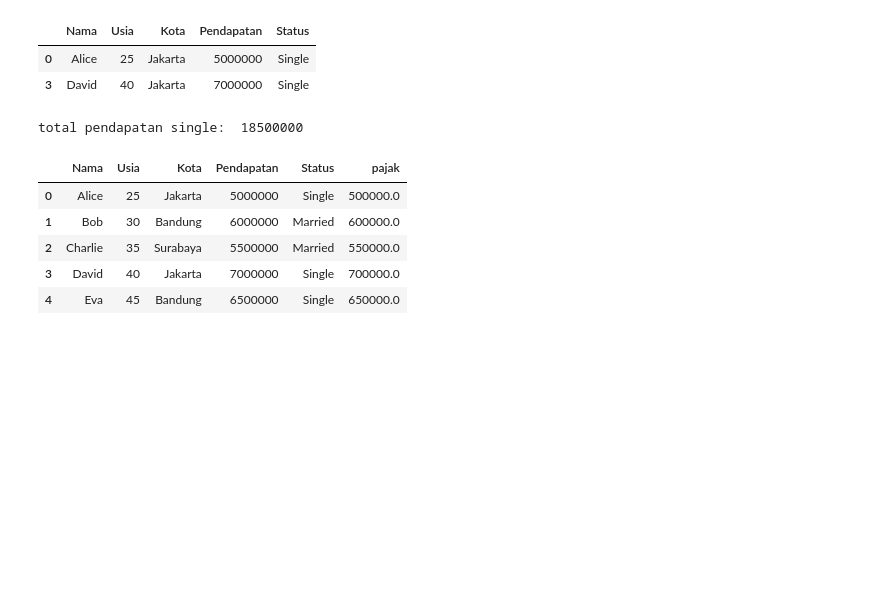
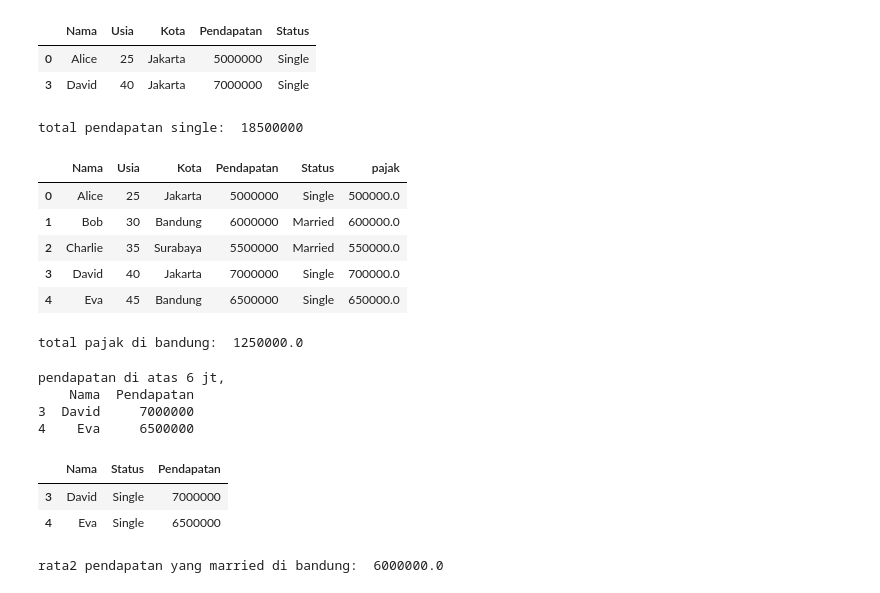
Before and after one commit to ihyaulumuddin044/pandas, a Jupyter notebook: pandas_and_python_for_data_analyst.ipynb, the cells around one changed output. Drawn from its saved outputs; the diff is of its cells as text; code cells hidden in the pictures; blank space fills up the shorter version.

```diff
--- a/pandas_and_python_for_data_analyst.ipynb
+++ b/pandas_and_python_for_data_analyst.ipynb
@@ -67,3 +67,34 @@ df
 | 2 | Charlie | 35 | Surabaya | 5500000 | Married | 550000.0 |
 | 3 | David | 40 | Jakarta | 7000000 | Single | 700000.0 |
 | 4 | Eva | 45 | Bandung | 6500000 | Single | 650000.0 |
+# %%
+# total pajak yang ada di bandung
+
+pajak_bandung = df[df['Kota'] == 'Bandung']['pajak'].sum()
+print('total pajak di bandung: ',pajak_bandung)
+# %% [output]
+total pajak di bandung:  1250000.0
+# %%
+pendaptan = df.loc[df["Pendapatan"] > 6000000, ['Nama',"Pendapatan"]]
+print(f'pendapatan di atas 6 jt, \n{pendaptan}\n')
+# %% [output]
+pendapatan di atas 6 jt,
+    Nama  Pendapatan
+3  David     7000000
+4    Eva     6500000
+# %%
+# Tampilkan orang-orang yang memiliki status "Single" dan pendapatan lebih dari 6.000.000.
+
+single = df.loc[(df["Status"] == "Single") & (df["Pendapatan"] > 6000000), ['Nama',"Status","Pendapatan"]]
+single
+# %% [output]
+|  | Nama | Status | Pendapatan |
+| 3 | David | Single | 7000000 |
+| 4 | Eva | Single | 6500000 |
+# %%
+#  Tampilkan rata-rata pendapatan orang yang berstatus "Married" dan tinggal di "Bandung".
+
+pendapatan = df.loc[(df["Status"] == "Married") & (df["Kota"] == "Bandung"), 'Pendapatan'].mean()
+print('rata2 pendapatan yang married di bandung: ',pendapatan)
+# %% [output]
+rata2 pendapatan yang married di bandung:  6000000.0
```
